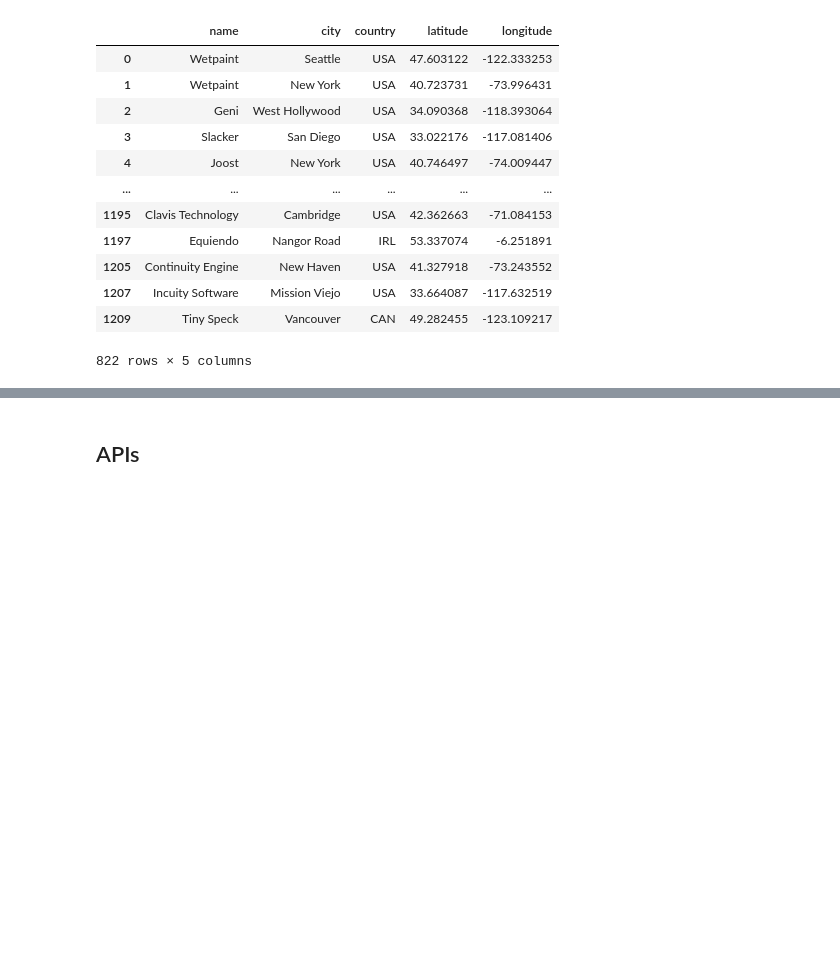
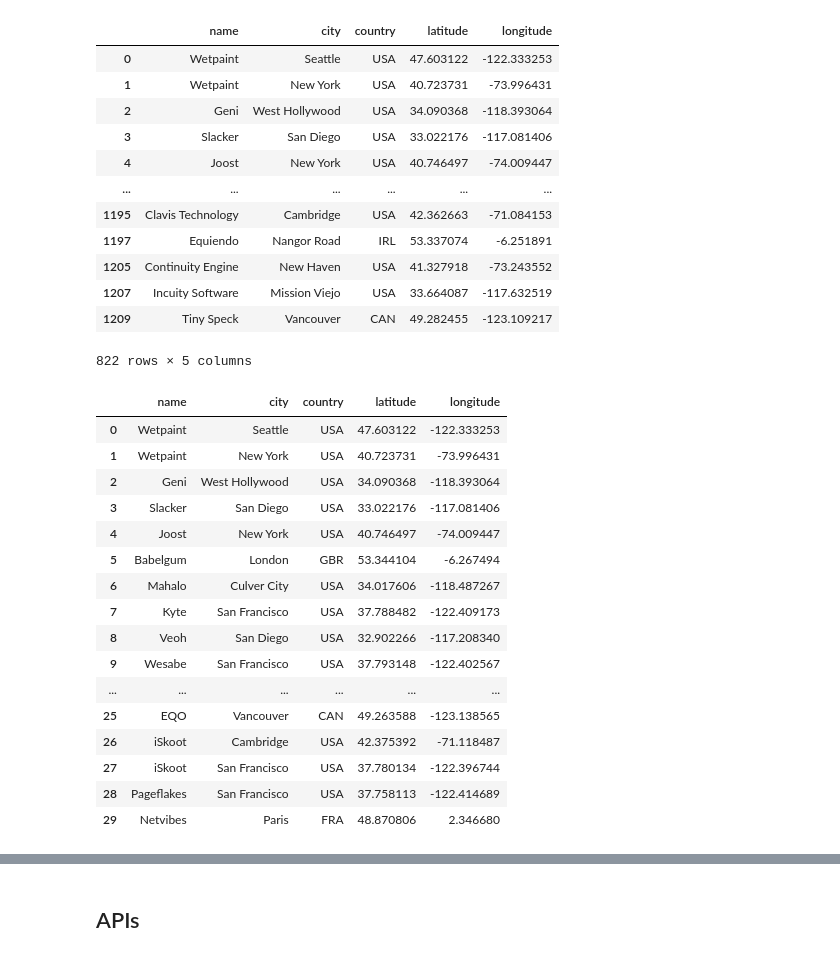
Before and after one commit to firmai/office-location-project, a Jupyter notebook: PyMongo.ipynb, the cells around one changed output, grey strips where cells are left out. Cells and saved outputs as stored; diff of their text form; code cells hidden in the pictures; blank space fills up the shorter version.

```diff
--- a/PyMongo.ipynb
+++ b/PyMongo.ipynb
@@ -99,3 +102,23 @@ startup_clean
+# %%
+startup_clean.head(30)
+# %% [output]
+|  | name | city | country | latitude | longitude |
+| 0 | Wetpaint | Seattle | USA | 47.603122 | -122.333253 |
+| 1 | Wetpaint | New York | USA | 40.723731 | -73.996431 |
+| 2 | Geni | West Hollywood | USA | 34.090368 | -118.393064 |
+| 3 | Slacker | San Diego | USA | 33.022176 | -117.081406 |
+| 4 | Joost | New York | USA | 40.746497 | -74.009447 |
+| 5 | Babelgum | London | GBR | 53.344104 | -6.267494 |
+| 6 | Mahalo | Culver City | USA | 34.017606 | -118.487267 |
+| 7 | Kyte | San Francisco | USA | 37.788482 | -122.409173 |
+| 8 | Veoh | San Diego | USA | 32.902266 | -117.208340 |
+| 9 | Wesabe | San Francisco | USA | 37.793148 | -122.402567 |
+| ... | ... | ... | ... | ... | ... |
+| 25 | EQO | Vancouver | CAN | 49.263588 | -123.138565 |
+| 26 | iSkoot | Cambridge | USA | 42.375392 | -71.118487 |
+| 27 | iSkoot | San Francisco | USA | 37.780134 | -122.396744 |
+| 28 | Pageflakes | San Francisco | USA | 37.758113 | -122.414689 |
+| 29 | Netvibes | Paris | FRA | 48.870806 | 2.346680 |
 # %%
 import folium
 # %%
```
Also changed, not shown: parts of 6 cells of this notebook.
